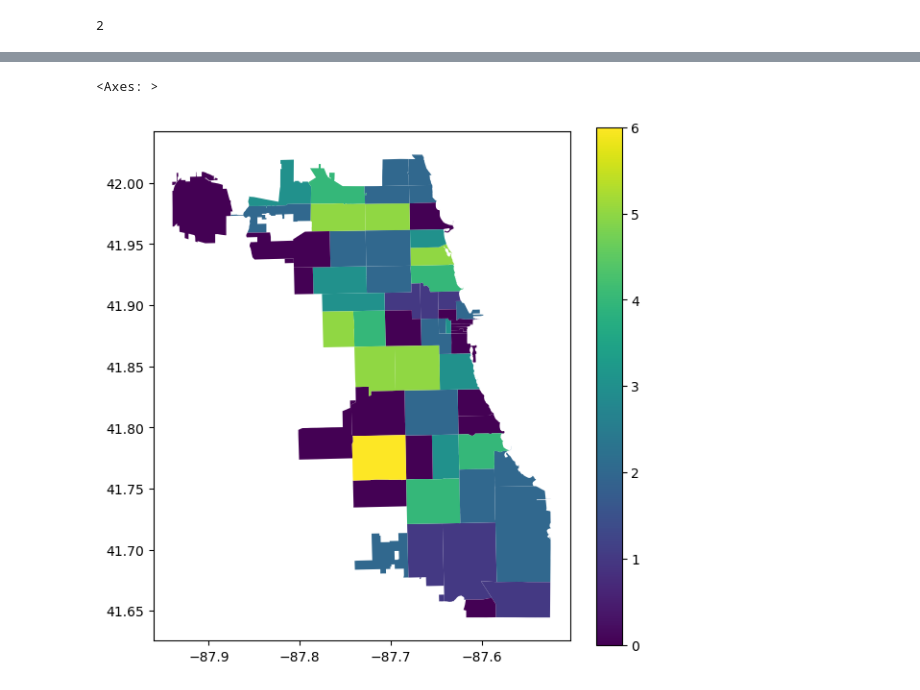
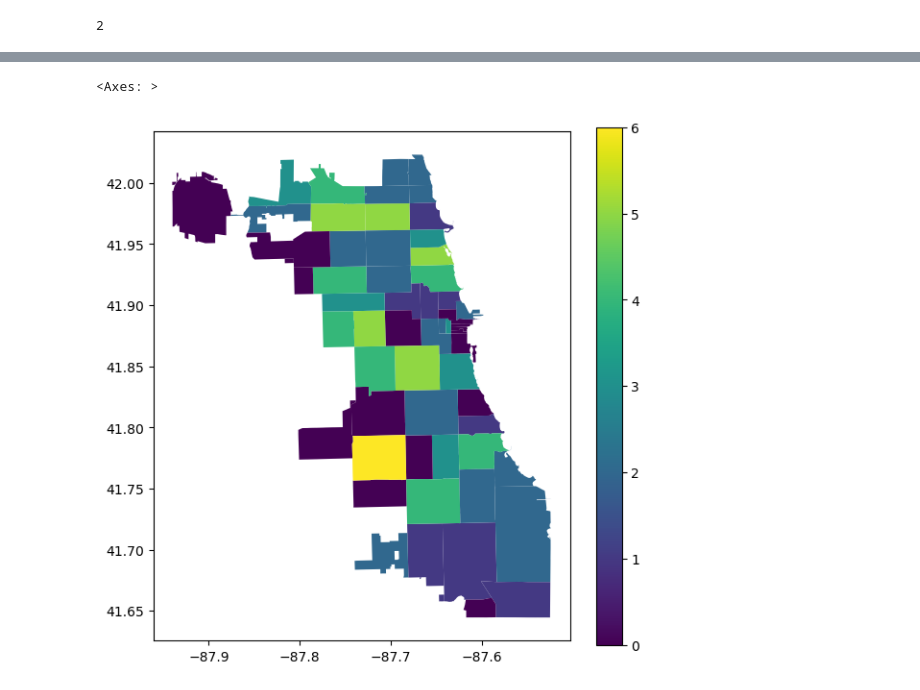
Before and after one commit to mhodgetts/Team-2, a Jupyter notebook: Team_2_V4.ipynb, the cells around one changed output, grey strips where cells are left out. Cells and saved outputs as stored; diff of their text form; code cells hidden in the pictures.

```diff
--- a/Team_2_V4.ipynb
+++ b/Team_2_V4.ipynb
@@ -1487,7 +1487,7 @@ from geopy.geocoders import Nominatim
 
 # initialize Nominatim API
 #geolocator = Nominatim(user_agent="geoapiExercises")
-geolocator = Nominatim(user_agent="name_of_your_app")
+geolocator = Nominatim(user_agent="name_of_your_app1")
 #location = geolocator.geocode(address, addressdetails=True)
 addr = '5 falcon ln nj'
 location = geolocator.geocode(addr,addressdetails=True)
@@ -1515,3 +1515,4 @@ h.value_counts(normalize=True)
 dtype: float64
 # %%
-df=df[0:3000]
+#df=df[0:3000]
+df[0:5]
@@ -1522,15 +1531,16 @@ address=[]
 address.clear()
 i=0
 for i in range(len(df['STREET_NO'])):
-    if i==30 or i==60 or i==90 or i==120 or i==150 or i==180 or i==210 or i==240 or i==270:
-       sleep(30)
-       primt(i)
+    i=i+85000
+    if i==30 or i==60 or i==90 or i==100 or i==119 or i==140 or i==160 or i==180 or i==200 or i==220 or i==240 or i==260:
+       sleep(35)
+       print(i)
     else:
         A=str(df['STREET_NO'][i]) +  ' ' + str(df['STREET_NAME'][i])+' ' + 'Chicago'+ ' '  +'Ill'
         print(A)
         #c=df['Clusters'][i]
-        geolocator = Nominatim(user_agent="name_of_your_app")
-        #sleep(1)
+        geolocator = Nominatim(user_agent='Agent')
+        sleep(1)
         location = geolocator.geocode(A,addressdetails=True)
         if location==None:
             z=''
@@ -1541,5 +1551,6 @@ for i in range(len(df['STREET_NO'])):
             z=location.raw['address']
             z= z.get('postcode', '')
         address.append(z)
+
         #cluster.append(c)
 # %% [output]
@@ -1564 +1575,5 @@ NameError: name 'primt' is not defined
+# %%
+#address4=[]
+for i in range(len(address)):
+    address4.append(address[i])
 # %%
@@ -1759,10 +1769,10 @@ gdf_m
 # %%
 #gdf_m.plot()
 
-gdf_m.plot("C3", legend=True,figsize=[7,7] )
+gdf_m.plot("Zip_pop", legend=True,figsize=[7,7] )
 # %% [output]
 <Axes: >
-[figure, old version]
+[figure, new version]
 # %%
 # use GeoPandas to read in the shape file with the ZIP code boundaries
 gdf = gpd.read_file('data/Boundaries_ZIP_Codes/geo_export_94cfa385-03be-4b00-b827-c9e4fdd73a8f.shp')
```
Also changed, not shown: parts of 25 cells of this notebook.
